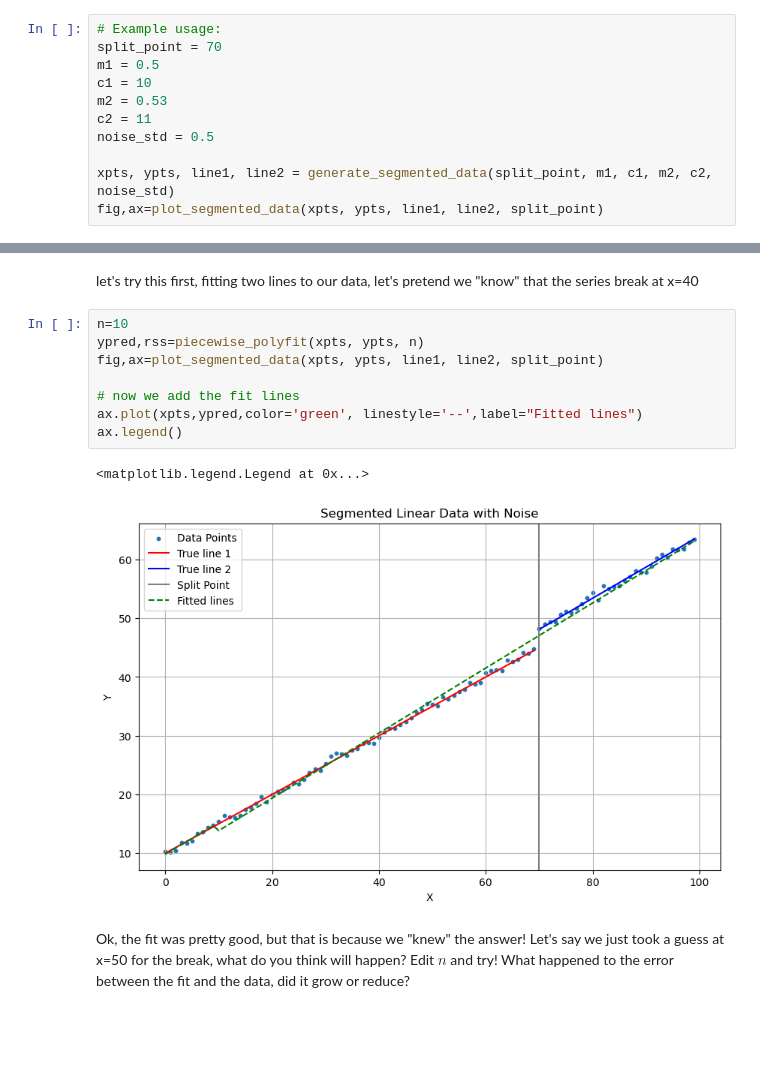
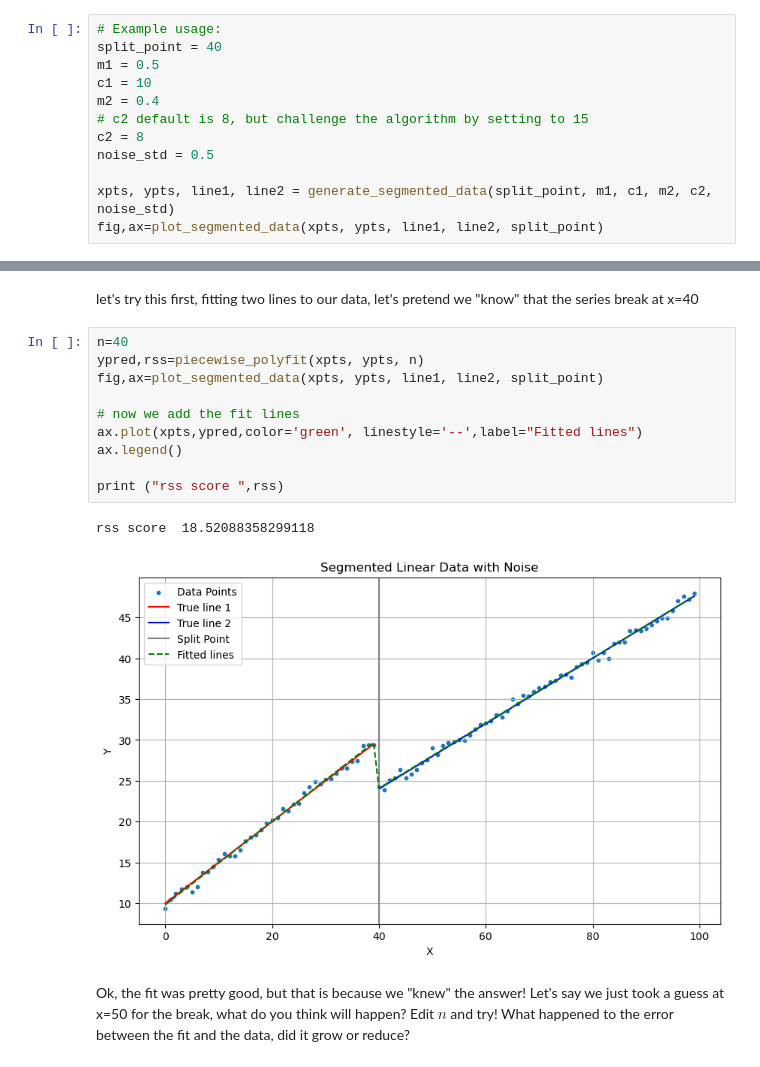
Before and after one commit to adriantompkins/climate-book, a Jupyter notebook: _build/html/_sources/notebooks/part2_cda/CDA3_breakpoint_analysis.ipynb, the cells around one changed output, grey strips where cells are left out. Drawn from its saved outputs; the diff is of its cells as text; blank space fills up the shorter version.

```diff
--- a/_build/html/_sources/notebooks/part2_cda/CDA3_breakpoint_analysis.ipynb
+++ b/_build/html/_sources/notebooks/part2_cda/CDA3_breakpoint_analysis.ipynb
@@ -92,11 +92,12 @@ def plot_segmented_data(x, y, line1, line2, split_point):
 Let's give it a try!
 # %%
 # Example usage:
-split_point = 70
+split_point = 40
 m1 = 0.5
 c1 = 10
-m2 = 0.53
-c2 = 11
+m2 = 0.4
+# c2 default is 8, but challenge the algorithm by setting to 15
+c2 = 8
 noise_std = 0.5
 
 xpts, ypts, line1, line2 = generate_segmented_data(split_point, m1, c1, m2, c2, noise_std)
@@ -163,15 +164,17 @@ def piecewise_polyfit(x, y, n, order=1):
 # %% [markdown]
 let's try this first, fitting two lines to our data, let's pretend we "know" that the series break at x=40
 # %%
-n=10
+n=40
 ypred,rss=piecewise_polyfit(xpts, ypts, n)
 fig,ax=plot_segmented_data(xpts, ypts, line1, line2, split_point)
 
 # now we add the fit lines
 ax.plot(xpts,ypred,color='green', linestyle='--',label="Fitted lines")
 ax.legend()
+
+print ("rss score ",rss)
 # %% [output]
-<matplotlib.legend.Legend at 0x...>
+rss score  18.52088358299118
-[figure, old version]
+[figure, new version]
 # %% [markdown]
 Ok, the fit was pretty good, but that is because we "knew" the answer!  Let's say we just took a guess at x=50 for the break, what do you think will happen? Edit $n$ and try! What happened to the error between the fit and the data, did it grow or reduce?
```
Also changed, not shown: parts of 12 cells of this notebook, 58 other files.
